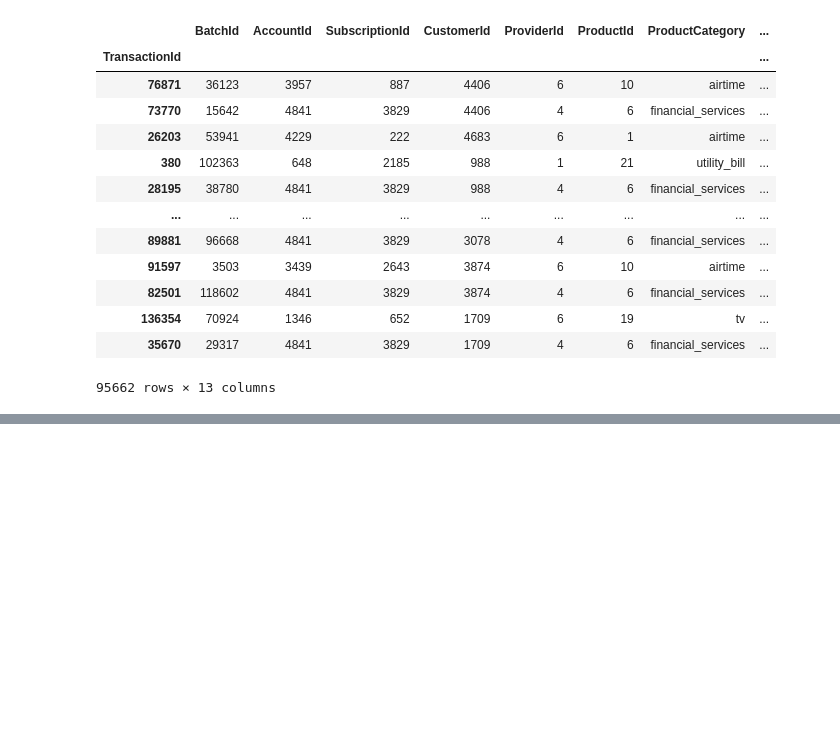
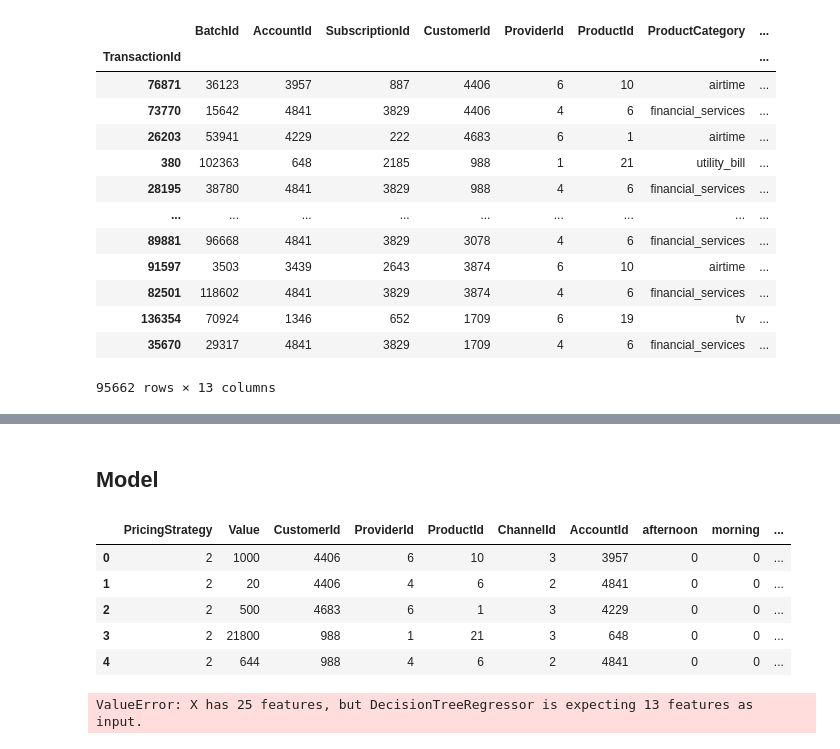
Before and after one commit to AmineAousji/Xente_IA, a Jupyter notebook: IA_Xente_2.ipynb, the cells around one changed output, grey strips where cells are left out. Saved outputs shown, nothing was run; the diff lists cells and outputs as text; code cells hidden in the pictures; blank space fills up the shorter version.

```diff
--- a/IA_Xente_2.ipynb
+++ b/IA_Xente_2.ipynb
@@ -178,0 +261,33 @@ plot_mi_scores(mi_scores)
+# %% [markdown]
+## Model
+# %%
+df = pd.read_csv('data/cleaned_data.csv')
+test_data = pd.read_csv('data/test.csv')
+
+test_data.drop(["CurrencyCode", "CountryCode"] ,axis = 1, inplace=True)
+
+# choosing Feautures
+training_features = [
+    'PricingStrategy',
+    'Value','CustomerId',
+    'ProviderId',
+    'ProductId',
+    'ChannelId',
+    'AccountId',
+    'afternoon',
+    'morning',
+    'night',
+    'day_of_week',
+    'ProductCategory_0',
+    'ProductCategory_2']
+
+X = df[training_features]
+y = df.FraudResult
+X.head()
+# %% [output]
+|  | PricingStrategy | Value | CustomerId | ProviderId | ProductId | ChannelId | AccountId | afternoon | morning | ... |
+| 0 | 2 | 1000 | 4406 | 6 | 10 | 3 | 3957 | 0 | 0 | ... |
+| 1 | 2 | 20 | 4406 | 4 | 6 | 2 | 4841 | 0 | 0 | ... |
+| 2 | 2 | 500 | 4683 | 6 | 1 | 3 | 4229 | 0 | 0 | ... |
+| 3 | 2 | 21800 | 988 | 1 | 21 | 3 | 648 | 0 | 0 | ... |
+| 4 | 2 | 644 | 988 | 4 | 6 | 2 | 4841 | 0 | 0 | ... |
@@ -178,0 +338,13 @@ plot_mi_scores(mi_scores)
+# %%
+
+sm = SMOTE(random_state=42)
+X_resampled, y_resampled = sm.fit_resample(X, y)
+X_resampled.head()
+
+train_X, val_X, train_y, val_y = train_test_split(X_resampled, y_resampled,random_state = 0)
+
+training_forest_model = RandomForestRegressor(random_state=1)
+training_forest_model.fit(train_X, train_y)
+train_preds = training_forest_model.predict(OH_test)
+# %% [output]
+ValueError: X has 25 features, but DecisionTreeRegressor is expecting 13 features as input.
```
Also changed, not shown: parts of 16 cells of this notebook.
